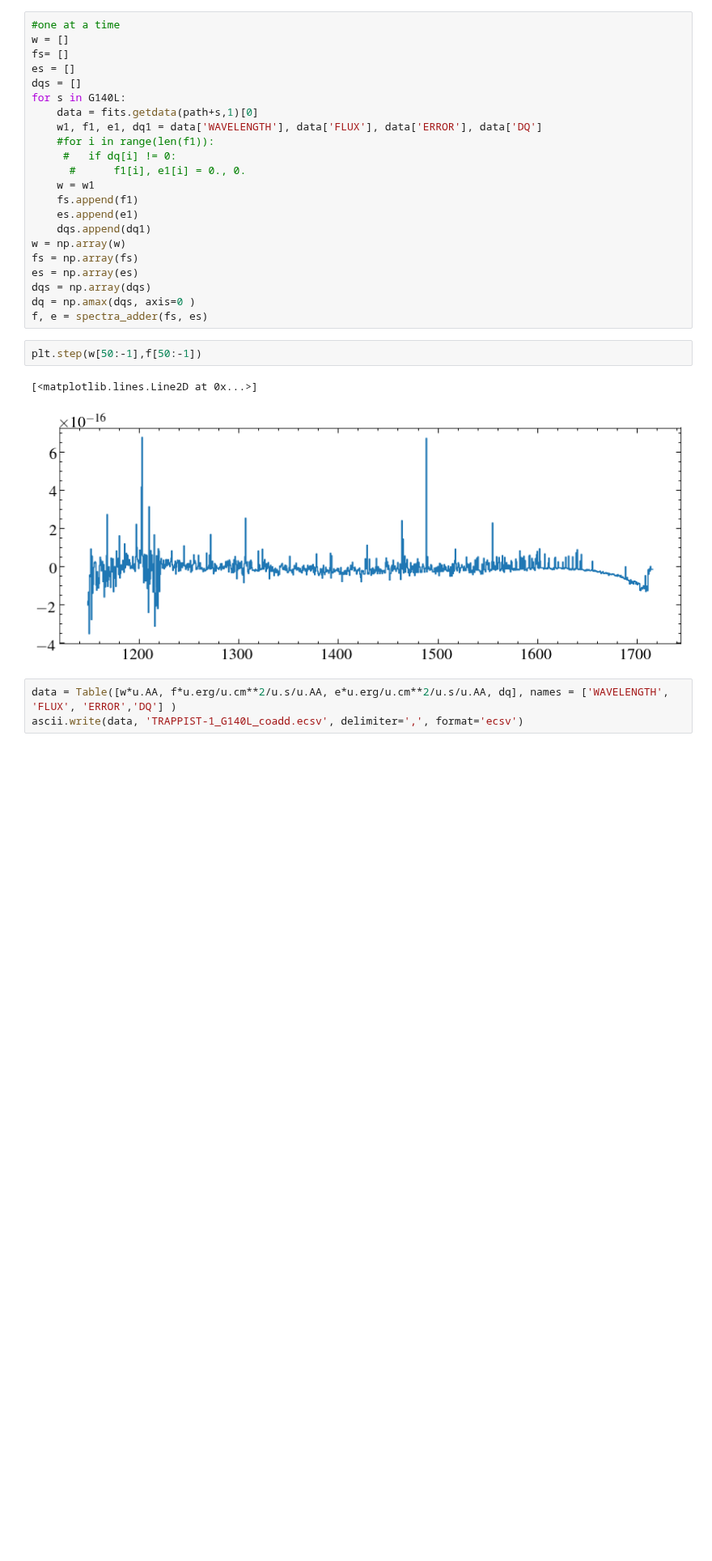
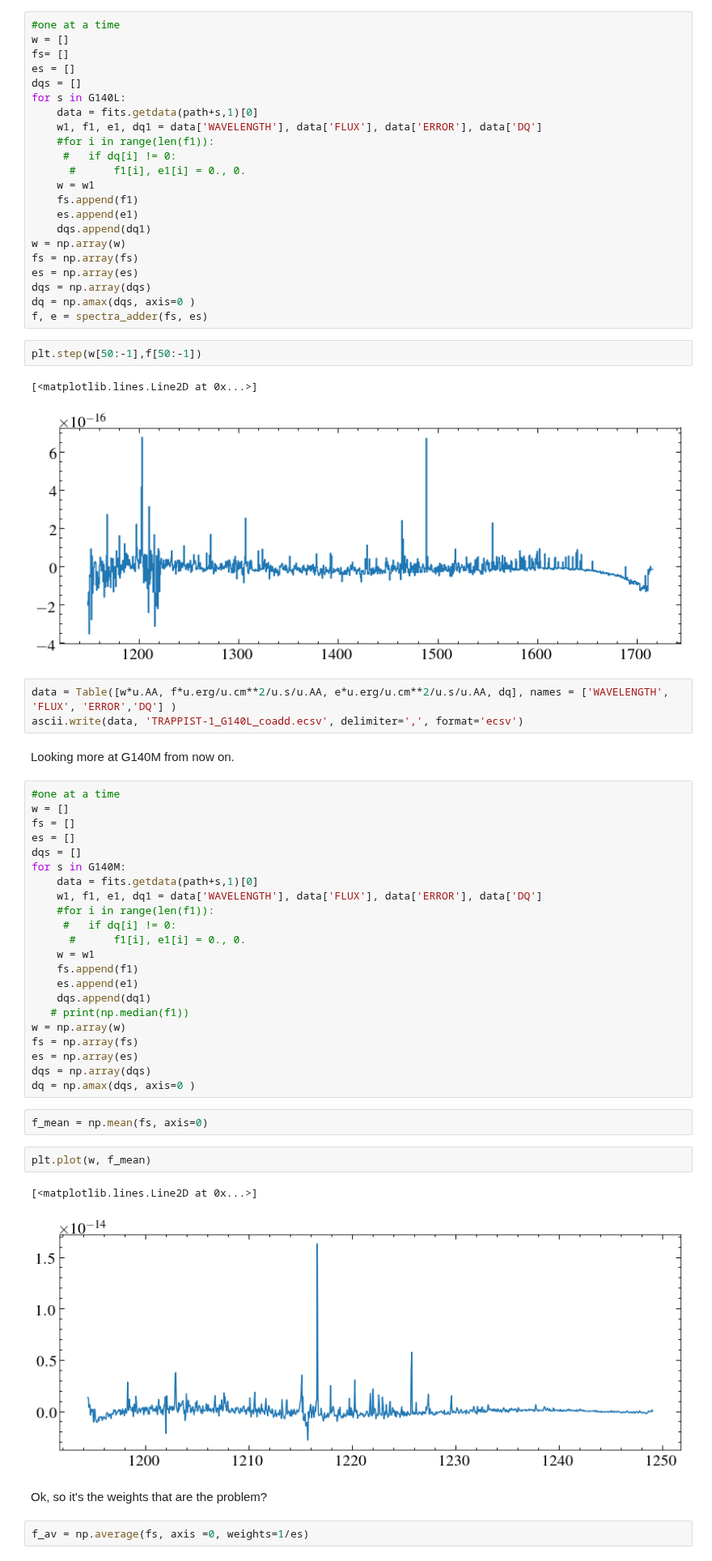
Before and after one commit to davidjwilson/SEDs, a Jupyter notebook: trappist-1/STIS/archival_combine.ipynb, the cells around one changed output. Shown at 81% size. Cells and saved outputs as stored; diff of their text form; blank space fills up the shorter version.

```diff
--- a/trappist-1/STIS/archival_combine.ipynb
+++ b/trappist-1/STIS/archival_combine.ipynb
@@ -146,3 +129,38 @@ plt.step(w[50:-1],f[50:-1])
 # %%
 data = Table([w*u.AA, f*u.erg/u.cm**2/u.s/u.AA, e*u.erg/u.cm**2/u.s/u.AA, dq], names = ['WAVELENGTH', 'FLUX', 'ERROR','DQ'] )
 ascii.write(data, 'TRAPPIST-1_G140L_coadd.ecsv', delimiter=',', format='ecsv')
+# %% [markdown]
+Looking more at G140M from now on.
+# %%
+#one at a time
+w = []
+fs = []
+es = []
+dqs = []
+for s in G140M:
+    data = fits.getdata(path+s,1)[0]
+    w1, f1, e1, dq1 = data['WAVELENGTH'], data['FLUX'], data['ERROR'], data['DQ']
+    #for i in range(len(f1)):
+     #   if dq[i] != 0:
+      #      f1[i], e1[i] = 0., 0.
+    w = w1
+    fs.append(f1)
+    es.append(e1)
+    dqs.append(dq1)
+   # print(np.median(f1))
+w = np.array(w)
+fs = np.array(fs)
+es = np.array(es)
+dqs = np.array(dqs)
+dq = np.amax(dqs, axis=0 )
+# %%
+f_mean = np.mean(fs, axis=0)
+# %%
+plt.plot(w, f_mean)
+# %% [output]
+[<matplotlib.lines.Line2D at 0x...>]
+[figure, added]
+# %% [markdown]
+Ok, so it's the weights that are the problem?
+# %%
+f_av = np.average(fs, axis =0, weights=1/es)
```
Also changed, not shown: parts of 7 cells of this notebook.
